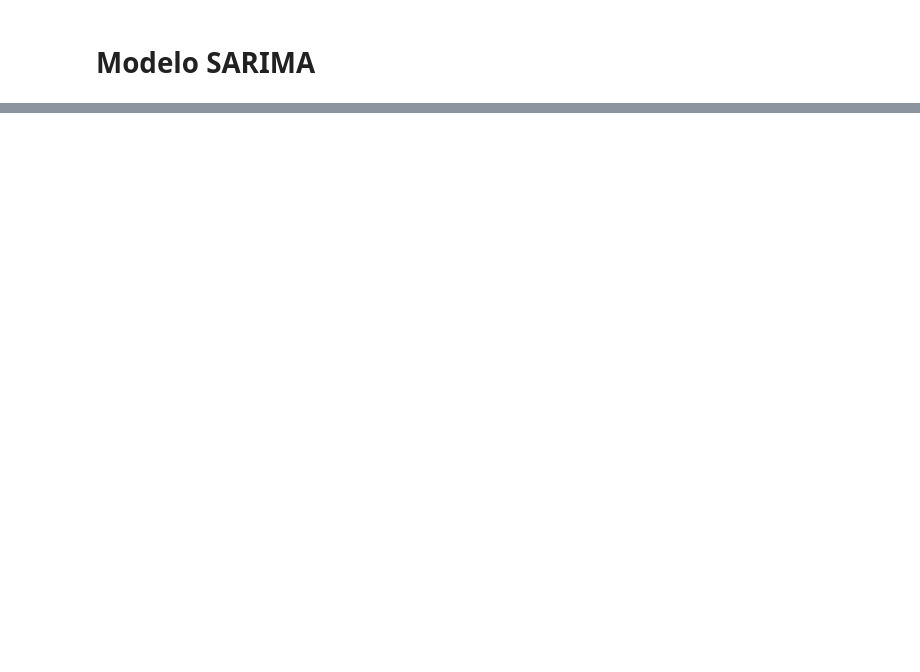
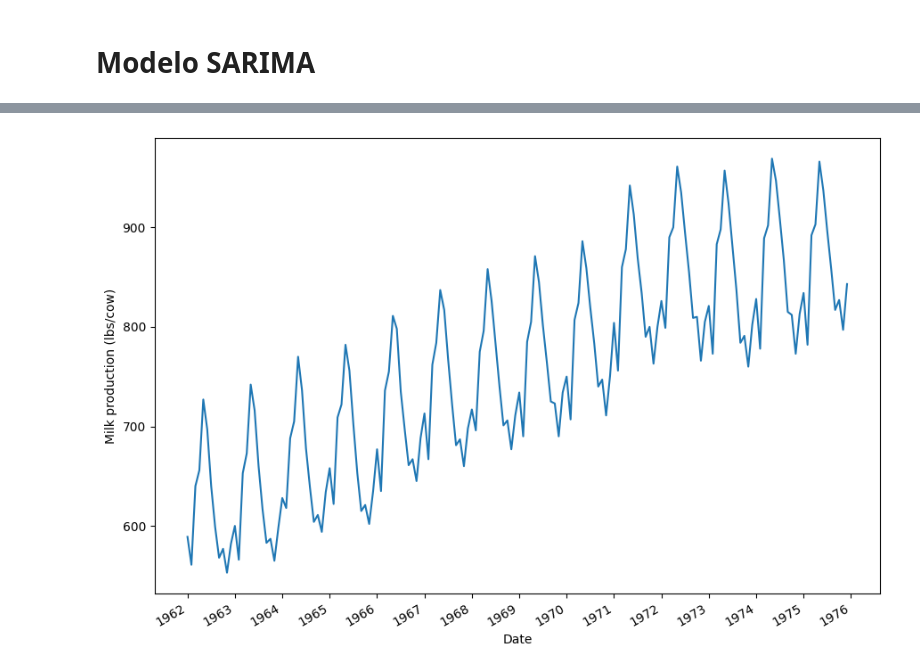
Before and after one commit to vnikoofard/Econofisica, a Jupyter notebook: 3-Econometria/07_sarima_model.ipynb, the cells around one changed output, grey strips where cells are left out. Drawn from its saved outputs; the diff is of its cells as text; code cells hidden in the pictures; blank space fills up the shorter version.

```diff
--- a/3-Econometria/07_sarima_model.ipynb
+++ b/3-Econometria/07_sarima_model.ipynb
@@ -74,0 +283,2 @@ Por exemplo, quando temos dados mensais de varios anos e a sazonalidade é anual
+# %%
+plt.rcParams["figure.figsize"] = (9,6)
@@ -74,0 +287,7 @@ Por exemplo, quando temos dados mensais de varios anos e a sazonalidade é anual
+# %%
+# source: https://raw.githubusercontent.com/plotly/datasets/master/monthly-milk-production-pounds.csv
+
+df = pd.read_csv('../data/milk_prod.csv')
+df.columns = ['Month', 'Milk']
+
+df.head()
@@ -74,0 +301,13 @@ Por exemplo, quando temos dados mensais de varios anos e a sazonalidade é anual
+# %%
+fig, ax = plt.subplots()
+
+ax.plot(df['Month'], df['Milk'])
+ax.set_xlabel('Date')
+ax.set_ylabel('Milk production (lbs/cow)')
+
+plt.xticks(np.arange(0, 179, 12), np.arange(1962, 1977, 1))
+
+fig.autofmt_xdate()
+plt.tight_layout()
+# %% [output]
+[figure, added]
```
Also changed, not shown: parts of 41 cells of this notebook, 5 other files.
